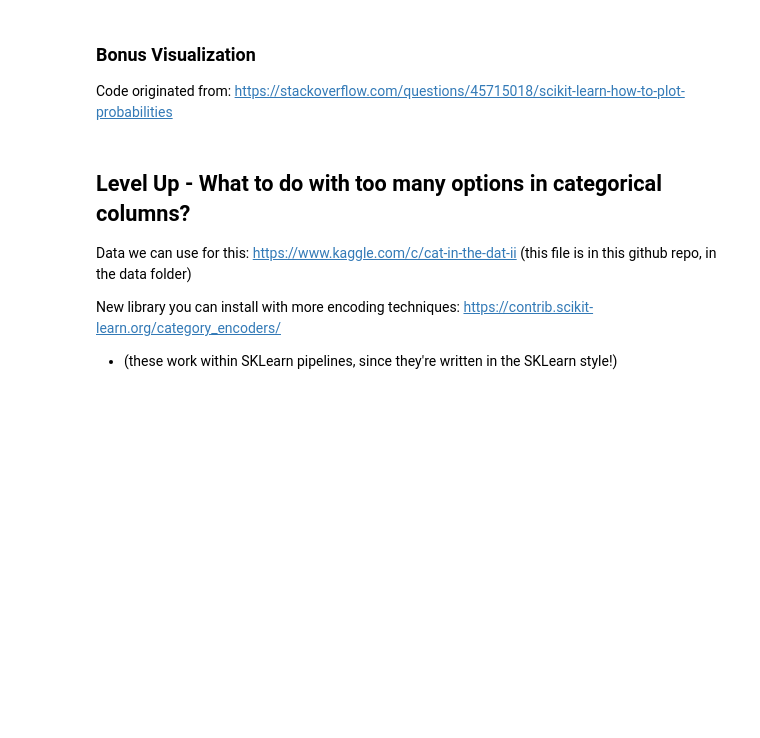
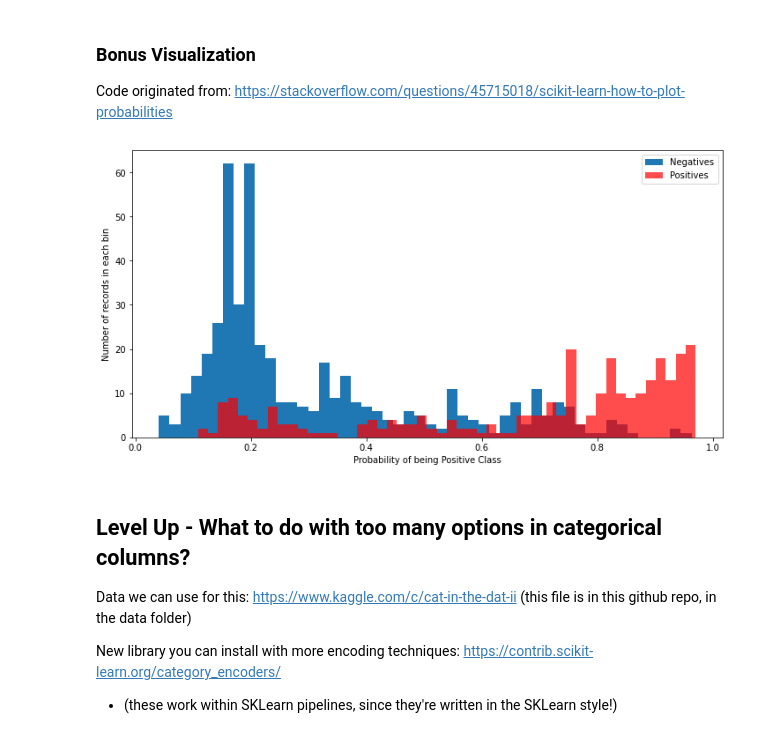
Before and after one commit to garrettwilliams90/DSLE-0830-Pipelines-ClassificationEvaluation, a Jupyter notebook: Pipelines-and-Classification-Evaluation.ipynb, the cells around one changed output. Saved outputs shown, nothing was run; the diff lists cells and outputs as text; code cells hidden in the pictures; blank space fills up the shorter version.

```diff
--- a/Pipelines-and-Classification-Evaluation.ipynb
+++ b/Pipelines-and-Classification-Evaluation.ipynb
@@ -163,20 +478,22 @@ Code originated from: https://stackoverflow.com/questions/45715018/scikit-learn-
 # %%
 # A bonus, for making it to the end of the notebook...
 train_target = pd.DataFrame(y_train) # Create a df with our actual train y values
 # Add the predicted probabilities for 1 as a column
-train_target['Predicted Probability'] = clf_bal.predict_proba(X_train)[:,1]
+train_target['Predicted Probability'] = clf_balanced.predict_proba(X_train)[:,1]
 
 # Plot the two
 plt.figure(figsize=(12,6))
 plt.hist(train_target[train_target['Survived']==0]['Predicted Probability'],
          bins=50, label='Negatives')
 plt.hist(train_target[train_target['Survived']==1]['Predicted Probability'],
          bins=50, label='Positives', alpha=0.7, color='r')
 plt.xlabel('Probability of being Positive Class')
 plt.ylabel('Number of records in each bin')
 plt.legend()
 plt.tick_params(axis='both')
 plt.show()
+# %% [output]
+[figure, added]
 # %% [markdown]
 ## Level Up - What to do with too many options in categorical columns?
 
```
Also changed, not shown: parts of 50 cells of this notebook.
